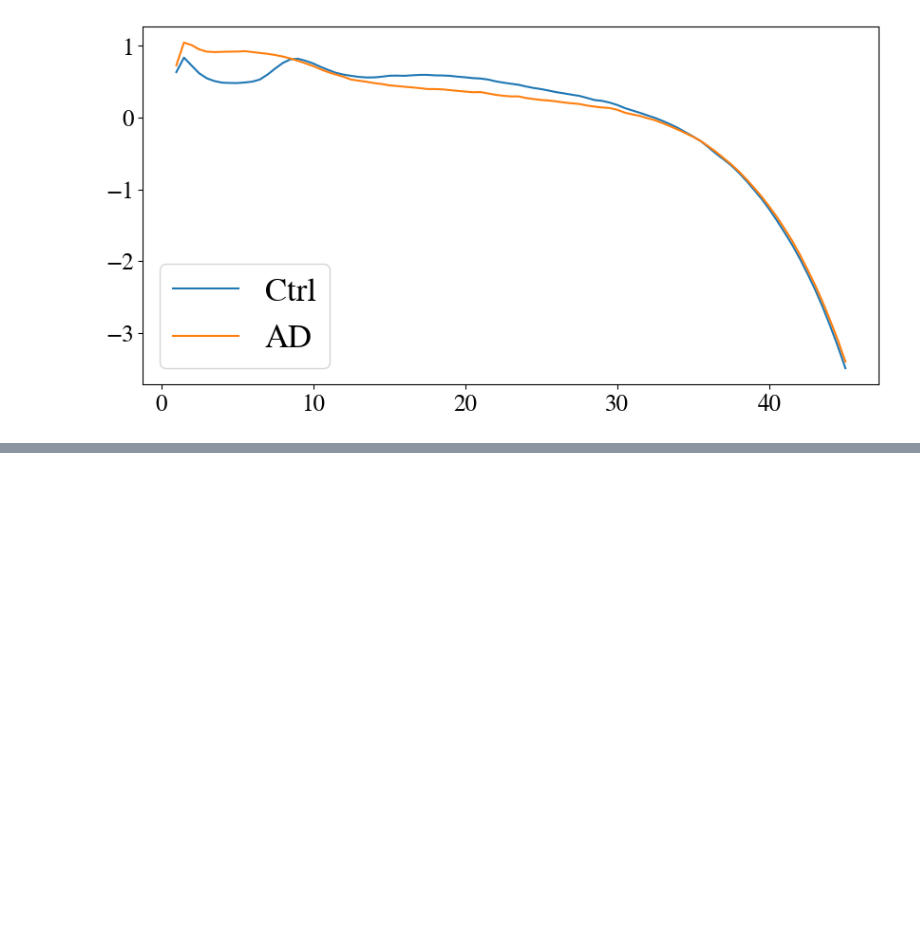
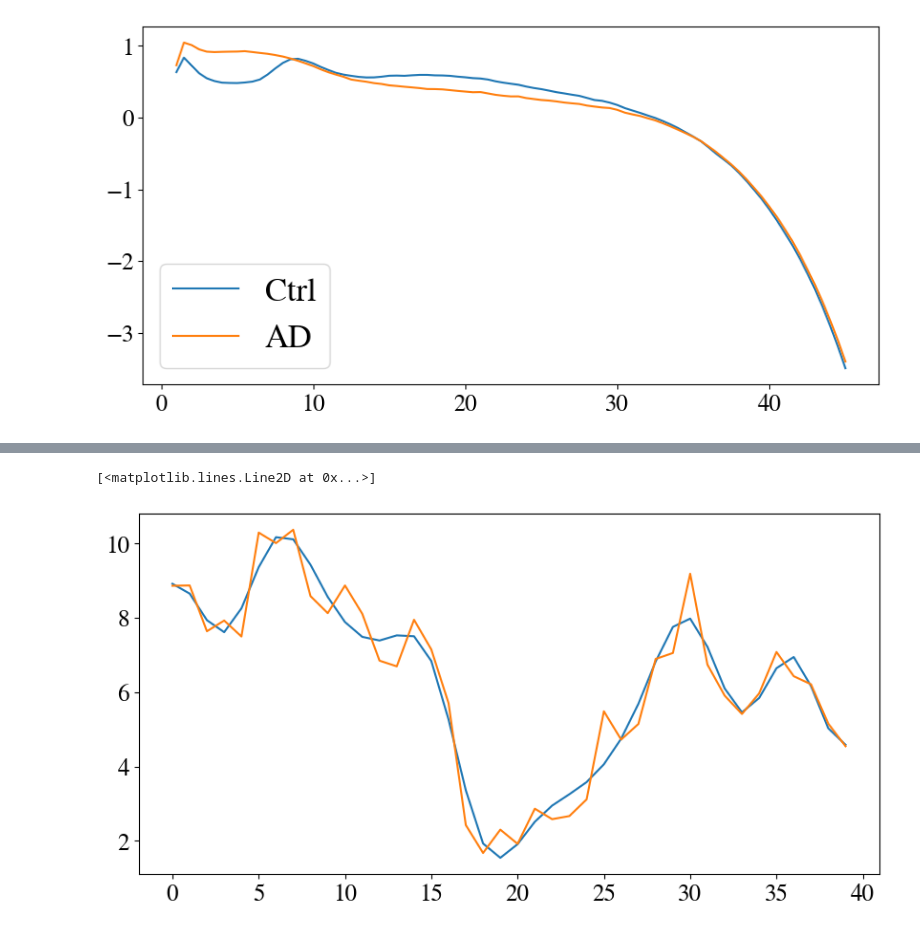
Before and after one commit to JINhuaqing/HDF, a Jupyter notebook: notebooks/real_data_preprocess.ipynb, the cells around one changed output, grey strips where cells are left out. Saved outputs shown, nothing was run; the diff lists cells and outputs as text; code cells hidden in the pictures; blank space fills up the shorter version.

Commit message:
add matlab script for sinica paper and add notebooks for tuning N in HDF

```diff
--- a/notebooks/real_data_preprocess.ipynb
+++ b/notebooks/real_data_preprocess.ipynb
@@ -221,0 +226,12 @@ plt.legend()
+# %%
+from splines import obt_bsp_basis_Rfn_wrapper
+from scipy.io import savemat
+def gram_schmidt(vectors):
+    vectors = vectors.T
+    basis = []
+    for v in vectors:
+        for b in basis:
+            v = v - (np.dot(v, b) / np.dot(b, b)) * b
+        if np.linalg.norm(v) > 1e-10:
+            basis.append(v / np.linalg.norm(v))
+    return np.array(basis).T
@@ -221,0 +288,25 @@ plt.legend()
+# %%
+sn = 14 # sn is the N in our paper
+order = 4 # bspline order, cubic
+npts = 40
+x = np.linspace(0, 1, npts)
+basis_mat = obt_bsp_basis_Rfn_wrapper(x, sn, order);
+basis_orth = gram_schmidt(basis_mat);
+solve_part = np.linalg.inv(basis_orth.T @ basis_orth) @ basis_orth.T;
+thetas = np.array([tX @ solve_part.T for tX in X_centered]).transpose(1, 0, 2);
+
+# save it
+savemat(DATA_ROOT/f"matlab_data/psd40_{sn}.mat", {'thetas': [theta for theta in thetas],
+                                                'Y_centered':Y_centered})
+# %%
+# check it
+sub_ix = 10
+roi_ix = 1
+theta = thetas[roi_ix, sub_ix]
+recon_psd = basis_orth @ theta
+true_psd = X_centered[sub_ix, roi_ix];
+plt.plot(recon_psd)
+plt.plot(true_psd)
+# %% [output]
+[<matplotlib.lines.Line2D at 0x...>]
+[figure, added]
```
Also changed, not shown: parts of 6 cells of this notebook, 37 other files.
